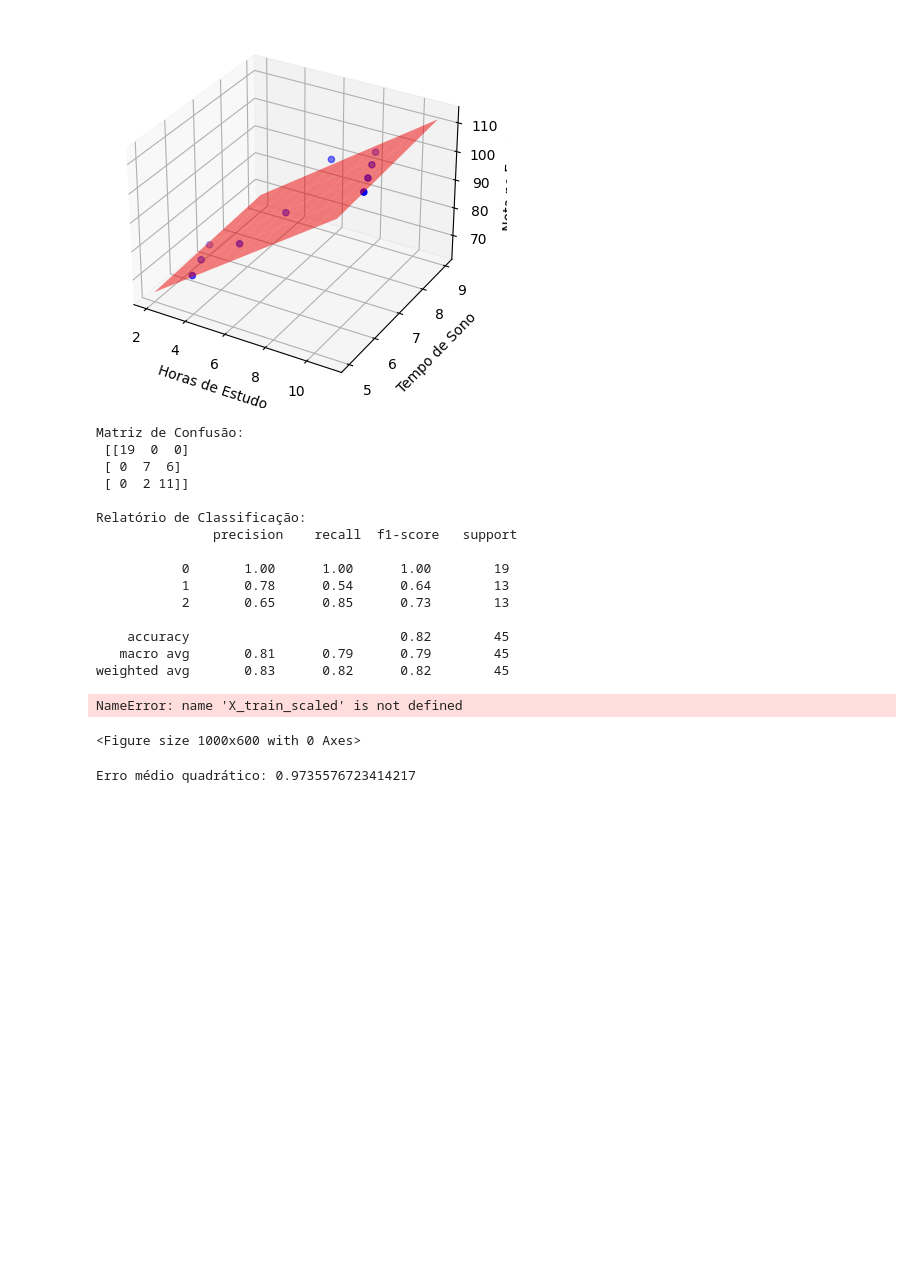
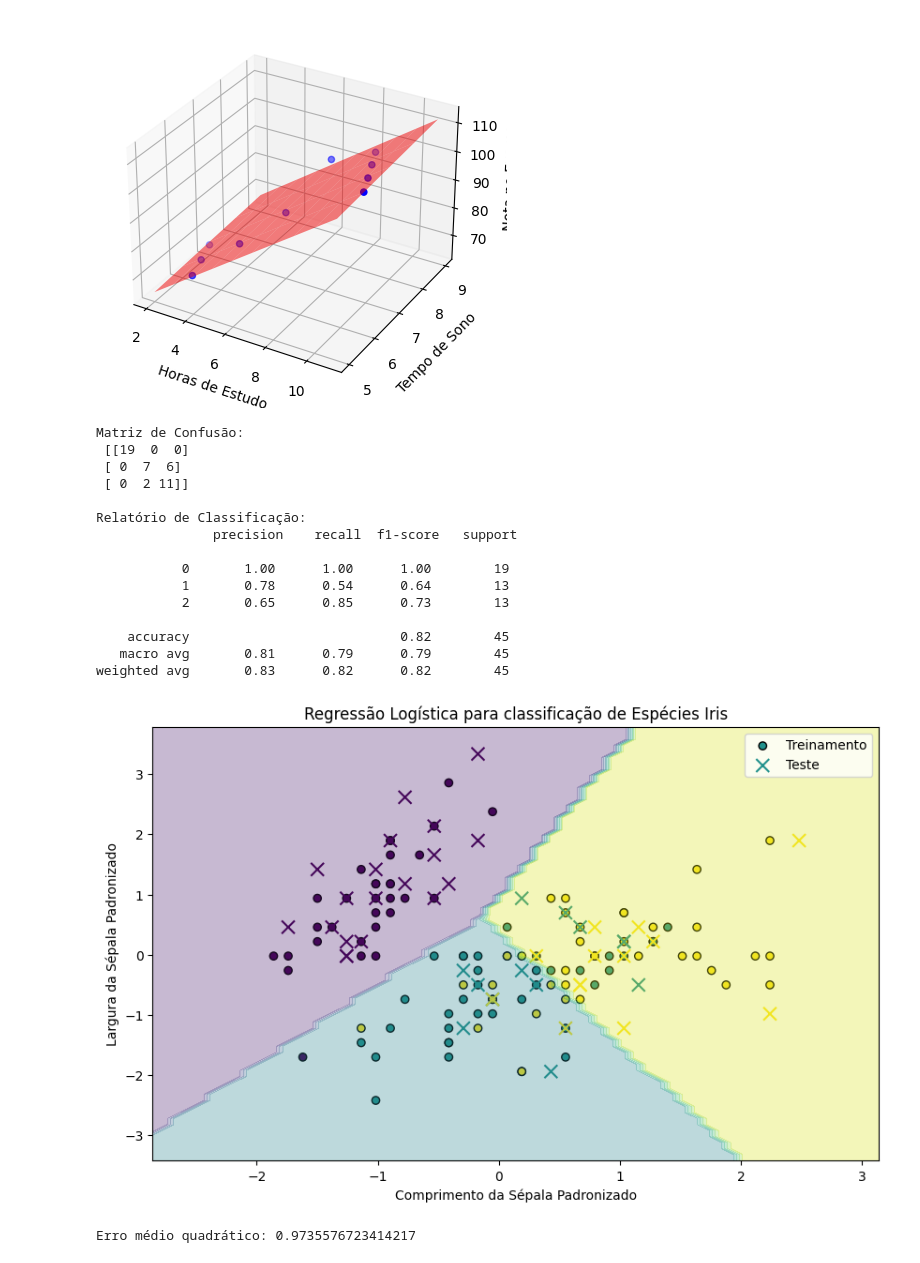
Before and after one commit to HillaryFerreira/DataMining, a Jupyter notebook: DataminingRegressao.ipynb, the cells around one changed output. Saved outputs shown, nothing was run; the diff lists cells and outputs as text; code cells hidden in the pictures; blank space fills up the shorter version.

```diff
--- a/DataminingRegressao.ipynb
+++ b/DataminingRegressao.ipynb
@@ -103,8 +103,8 @@ x_train, x_test, y_train, y_test = train_test_split(x, y, test_size=0.3, random_
 
 # Passo 3: Pré-processamento (padronização)
 scaler = StandardScaler()
-x_train_scaled = scaler.fit_transform(x_train)
-x_test_scaled = scaler.transform(x_test)
+X_train_scaled = scaler.fit_transform(x_train)
+X_test_scaled = scaler.transform(x_test)
 
 # Passo 4: Criar e treinar o modelo de regressão logística
 model = LogisticRegression()
@@ -128,35 +128,34 @@ plt.scatter(X_test_scaled[:, 0], X_test_scaled[:, 1], c=y_test, cmap='viridis',
 
 # Plotar as regiões de decisão
 x_min, x_max = X_train_scaled[:, 0].min() - 1, X_train_scaled[:, 0].max() + 1
 y_min, y_max = X_train_scaled[:, 1].min() - 1, X_train_scaled[:, 1].max() + 1
 xx, yy = np.meshgrid(np.arange(x_min, x_max, 0.1), np.arange(y_min, y_max, 0.1))
 Z = model.predict(np.c_[xx.ravel(), yy.ravel()])
 Z = Z.reshape(xx.shape)
 plt.contourf(xx, yy, Z, alpha=0.3, cmap='viridis')
 
 plt.xlabel('Comprimento da Sépala Padronizado')
 plt.ylabel('Largura da Sépala Padronizado')
 plt.title('Regressão Logística para classificação de Espécies Iris')
 plt.legend()
 plt.show()
 # %% [output]
 Matriz de Confusão:
  [[19  0  0]
  [ 0  7  6]
  [ 0  2 11]]
 
 Relatório de Classificação:
                precision    recall  f1-score   support
 
            0       1.00      1.00      1.00        19
            1       0.78      0.54      0.64        13
            2       0.65      0.85      0.73        13
 
     accuracy                           0.82        45
    macro avg       0.81      0.79      0.79        45
 weighted avg       0.83      0.82      0.82        45
-NameError: name 'X_train_scaled' is not defined
-<Figure size 1000x600 with 0 Axes>
+[figure, added]
 # %%
 #REGRESSAO POLINOMIAL
 import numpy as np
```
